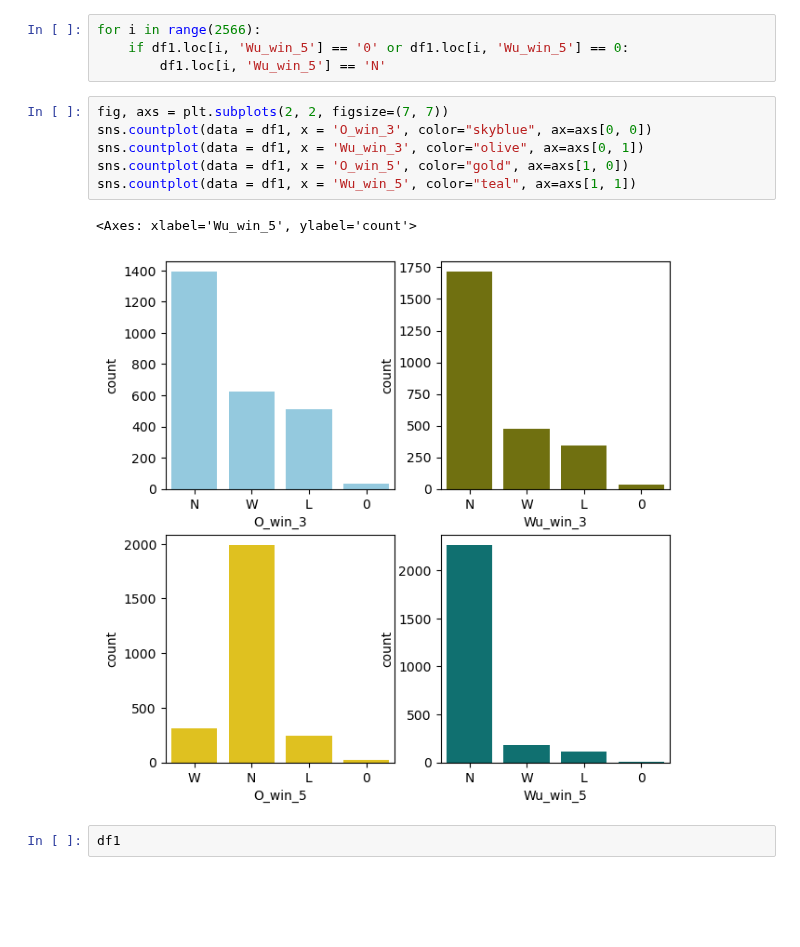
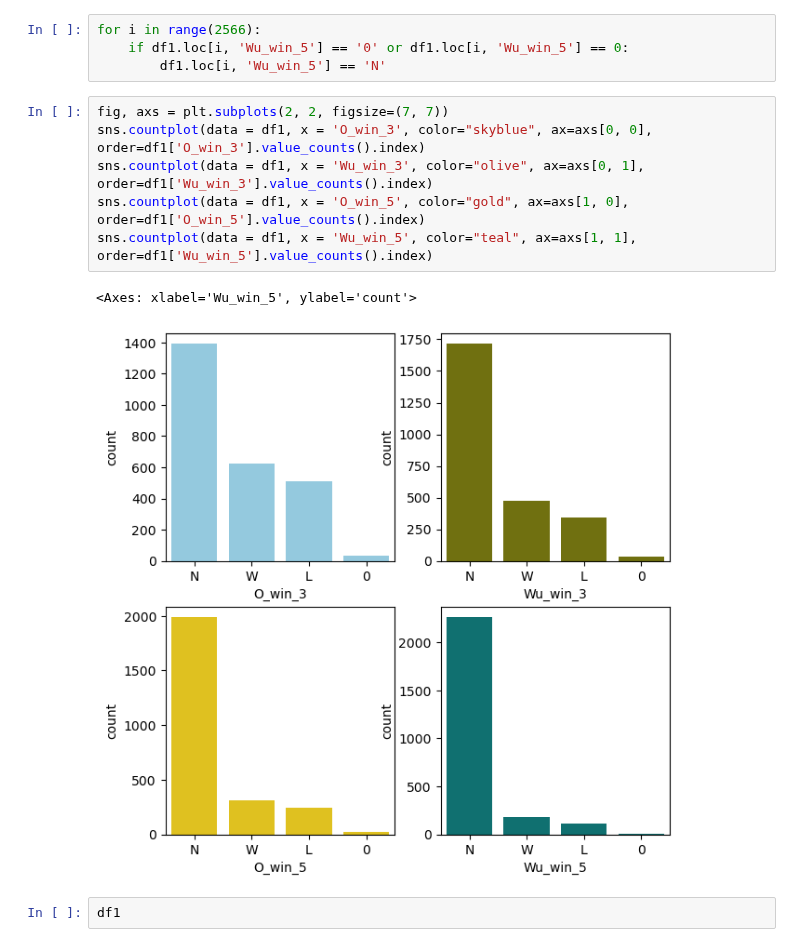
Before and after one commit to 0929230515jimmy/Informatics-final-project, a Jupyter notebook: project/data_clean.ipynb, the cells around one changed output. Drawn from its saved outputs; the diff is of its cells as text; blank space fills up the shorter version.

```diff
--- a/project/data_clean.ipynb
+++ b/project/data_clean.ipynb
@@ -218,13 +218,13 @@ for i in range(2566):
         df1.loc[i, 'Wu_win_5'] == 'N'
 # %%
 fig, axs = plt.subplots(2, 2, figsize=(7, 7))
-sns.countplot(data = df1, x = 'O_win_3', color="skyblue", ax=axs[0, 0])
-sns.countplot(data = df1, x = 'Wu_win_3', color="olive", ax=axs[0, 1])
-sns.countplot(data = df1, x = 'O_win_5', color="gold", ax=axs[1, 0])
-sns.countplot(data = df1, x = 'Wu_win_5', color="teal", ax=axs[1, 1])
+sns.countplot(data = df1, x = 'O_win_3', color="skyblue", ax=axs[0, 0], order=df1['O_win_3'].value_counts().index)
+sns.countplot(data = df1, x = 'Wu_win_3', color="olive", ax=axs[0, 1], order=df1['Wu_win_3'].value_counts().index)
+sns.countplot(data = df1, x = 'O_win_5', color="gold", ax=axs[1, 0], order=df1['O_win_5'].value_counts().index)
+sns.countplot(data = df1, x = 'Wu_win_5', color="teal", ax=axs[1, 1], order=df1['Wu_win_5'].value_counts().index)
 # %% [output]
 <Axes: xlabel='Wu_win_5', ylabel='count'>
-[figure, old version]
+[figure, new version]
 # %%
 df1
 # %% [output]
```
Also changed, not shown: parts of 5 cells of this notebook, 8 other files.
